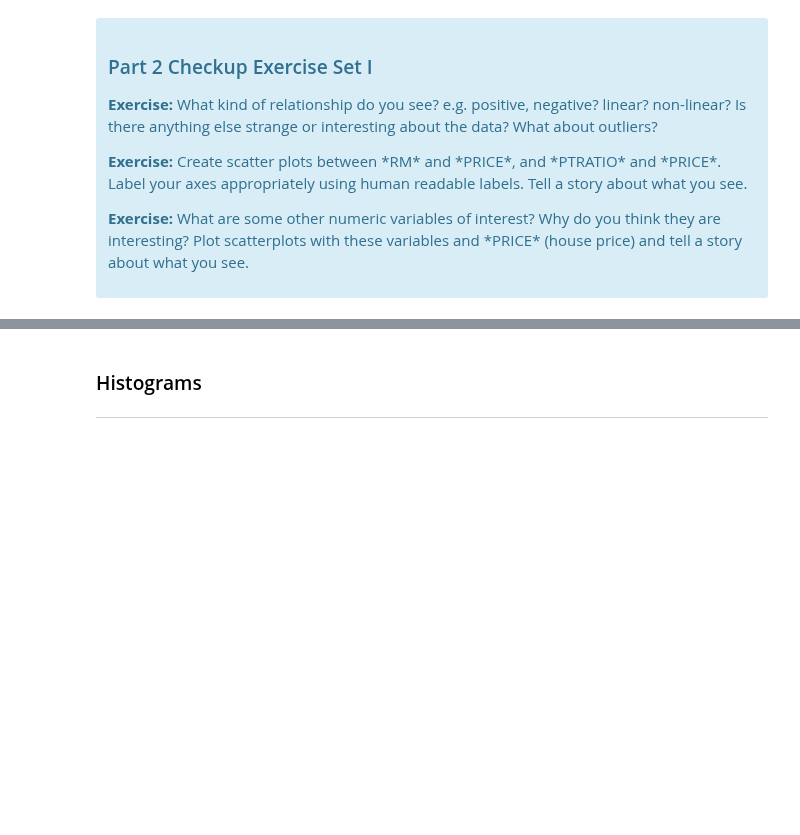
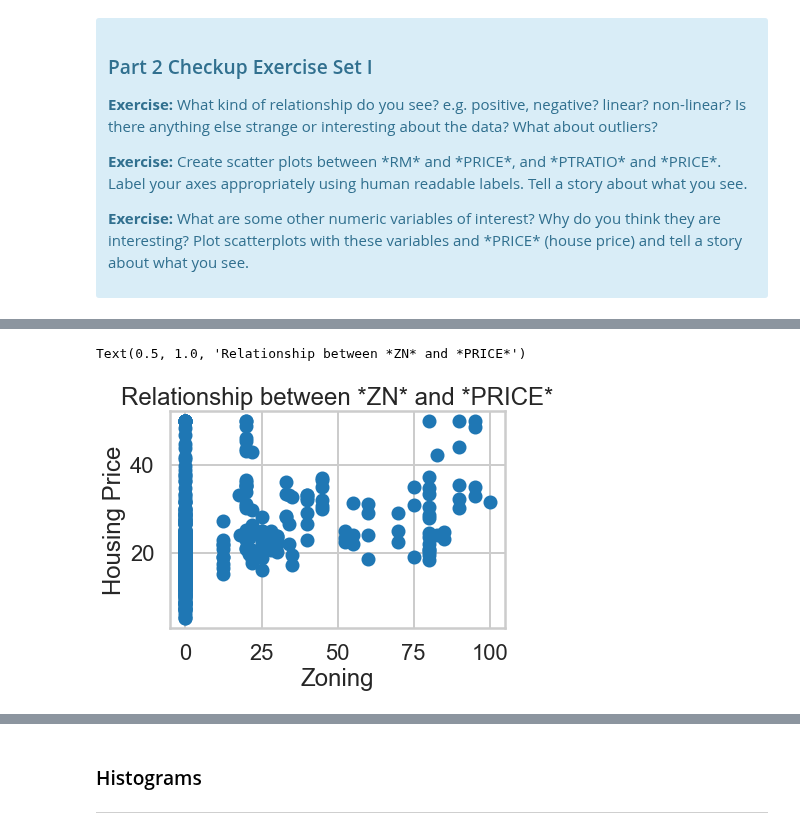
Before and after one commit to springboard-curriculum/mec-mini-projects, a Jupyter notebook: mec-11.4.1-linear-regression-mini-project/Mini_Project_Linear_Regression.ipynb, the cells around one changed output, grey strips where cells are left out. Drawn from its saved outputs; the diff is of its cells as text; code cells hidden in the pictures; blank space fills up the shorter version.

```diff
--- a/mec-11.4.1-linear-regression-mini-project/Mini_Project_Linear_Regression.ipynb
+++ b/mec-11.4.1-linear-regression-mini-project/Mini_Project_Linear_Regression.ipynb
@@ -226,0 +340,10 @@ plt.title("Relationship between CRIM and Price")
+# %%
+# your turn: scatter plot between *ZN* and *PRICE*
+
+plt.scatter(bos['ZN'], bos['PRICE'])
+plt.xlabel('Zoning')
+plt.ylabel('Housing Price')
+plt.title('Relationship between *ZN* and *PRICE*')
+# %% [output]
+Text(0.5, 1.0, 'Relationship between *ZN* and *PRICE*')
+[figure, added]
```
Also changed, not shown: parts of 49 cells of this notebook.
